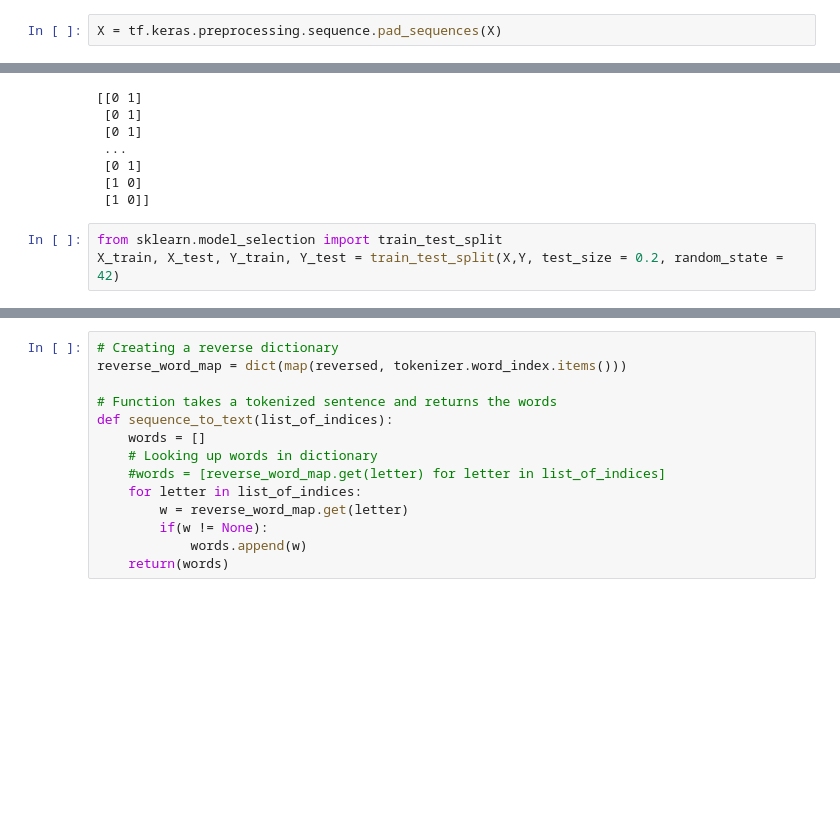
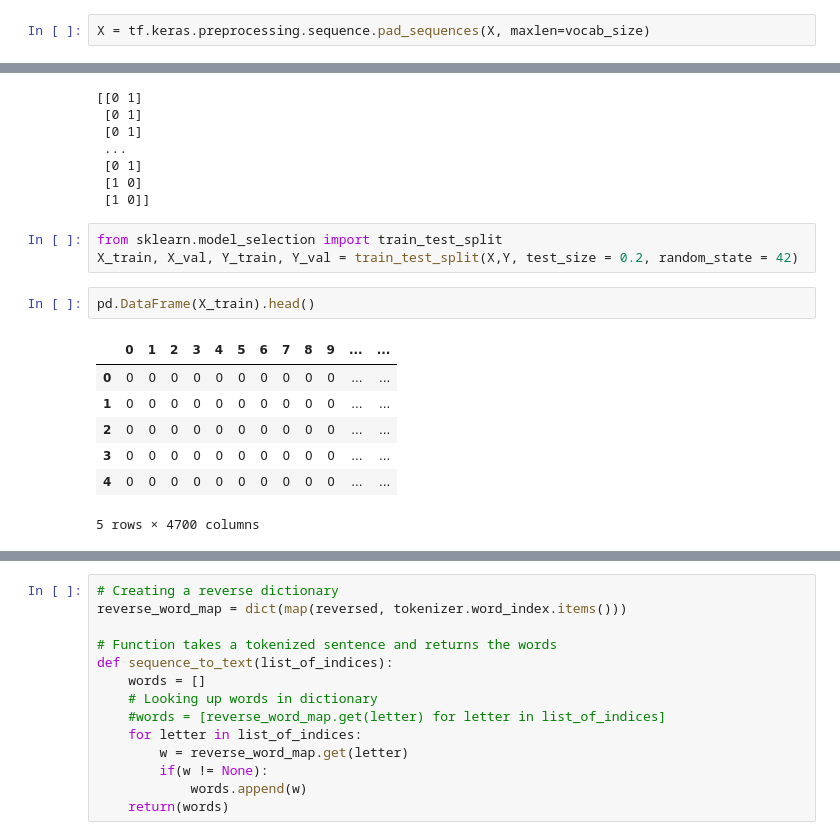
Before and after one commit to rawar-zz/tensorflow-notebooks, a Jupyter notebook: lstm_sentiment_detection_raw.ipynb, the cells around one changed output, grey strips where cells are left out. Saved outputs shown, nothing was run; the diff lists cells and outputs as text; blank space fills up the shorter version.

```diff
--- a/lstm_sentiment_detection_raw.ipynb
+++ b/lstm_sentiment_detection_raw.ipynb
@@ -76,4 +76,4 @@ X = tokenizer.texts_to_sequences(sentiment_data['text'].values)
 # %% [markdown]
 ### fill empty words with none to bring every review to the same world length
 # %%
-X = tf.keras.preprocessing.sequence.pad_sequences(X)
+X = tf.keras.preprocessing.sequence.pad_sequences(X, maxlen=vocab_size)
@@ -140,4 +148,14 @@ print(Y)
  [1 0]]
 # %%
 from sklearn.model_selection import train_test_split
-X_train, X_test, Y_train, Y_test = train_test_split(X,Y, test_size = 0.2, random_state = 42)
+X_train, X_val, Y_train, Y_val = train_test_split(X,Y, test_size = 0.2, random_state = 42)
+# %%
+pd.DataFrame(X_train).head()
+# %% [output]
+|  | 0 | 1 | 2 | 3 | 4 | 5 | 6 | 7 | 8 | 9 | ... | ... |
+| 0 | 0 | 0 | 0 | 0 | 0 | 0 | 0 | 0 | 0 | 0 | ... | ... |
+| 1 | 0 | 0 | 0 | 0 | 0 | 0 | 0 | 0 | 0 | 0 | ... | ... |
+| 2 | 0 | 0 | 0 | 0 | 0 | 0 | 0 | 0 | 0 | 0 | ... | ... |
+| 3 | 0 | 0 | 0 | 0 | 0 | 0 | 0 | 0 | 0 | 0 | ... | ... |
+| 4 | 0 | 0 | 0 | 0 | 0 | 0 | 0 | 0 | 0 | 0 | ... | ... |
+5 rows × 4700 columns
```
Also changed, not shown: parts of 24 cells of this notebook.
